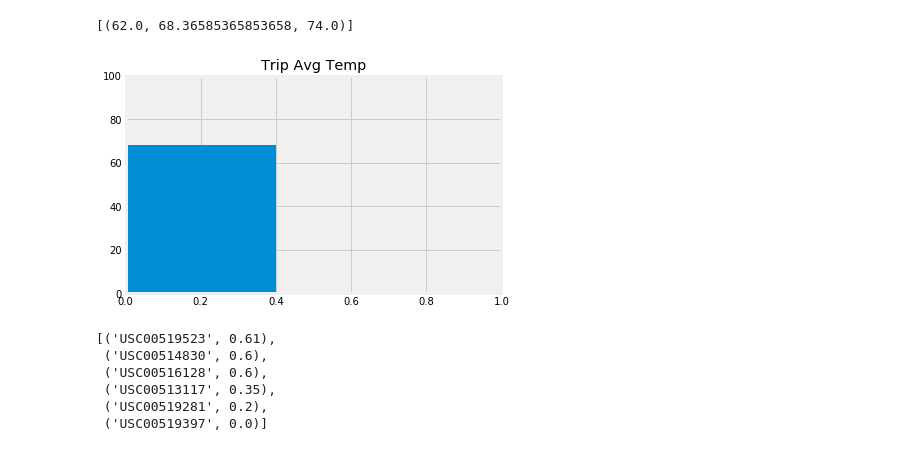
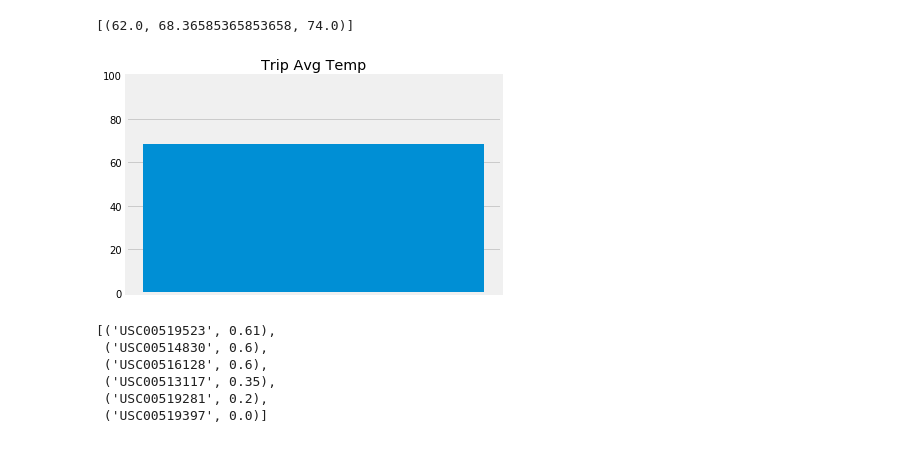
Before and after one commit to ulyssey28/Advanced-Data-Storage-and-Retrieval-, a Jupyter notebook: final_climate.ipynb, the cells around one changed output. Drawn from its saved outputs; the diff is of its cells as text; code cells hidden in the pictures.

```diff
--- a/final_climate.ipynb
+++ b/final_climate.ipynb
@@ -263,13 +264,14 @@ trip_temps
 # %%
 # Plot the results from your previous query as a bar chart.
 # Use "Trip Avg Temp" as your Title
 # Use the average temperature for the y value
 # Use the peak-to-peak (tmax-tmin) value as the y error bar (yerr)
 
-plt.bar([0], trip_temps[0][1])
+plt.bar([''], trip_temps[0][1], width=.1)
+plt.yticks([0, 20, 40, 60, 80, 100])
+plt.xticks([1])
+plt.title('Trip Avg Temp')
 
-plt.title('Trip Avg Temp')
-plt.axis([0, 1, 0, 100])
 plt.show()
 # %% [output]
-[figure, old version]
+[figure, new version]
```
Also changed, not shown: parts of 6 cells of this notebook.
